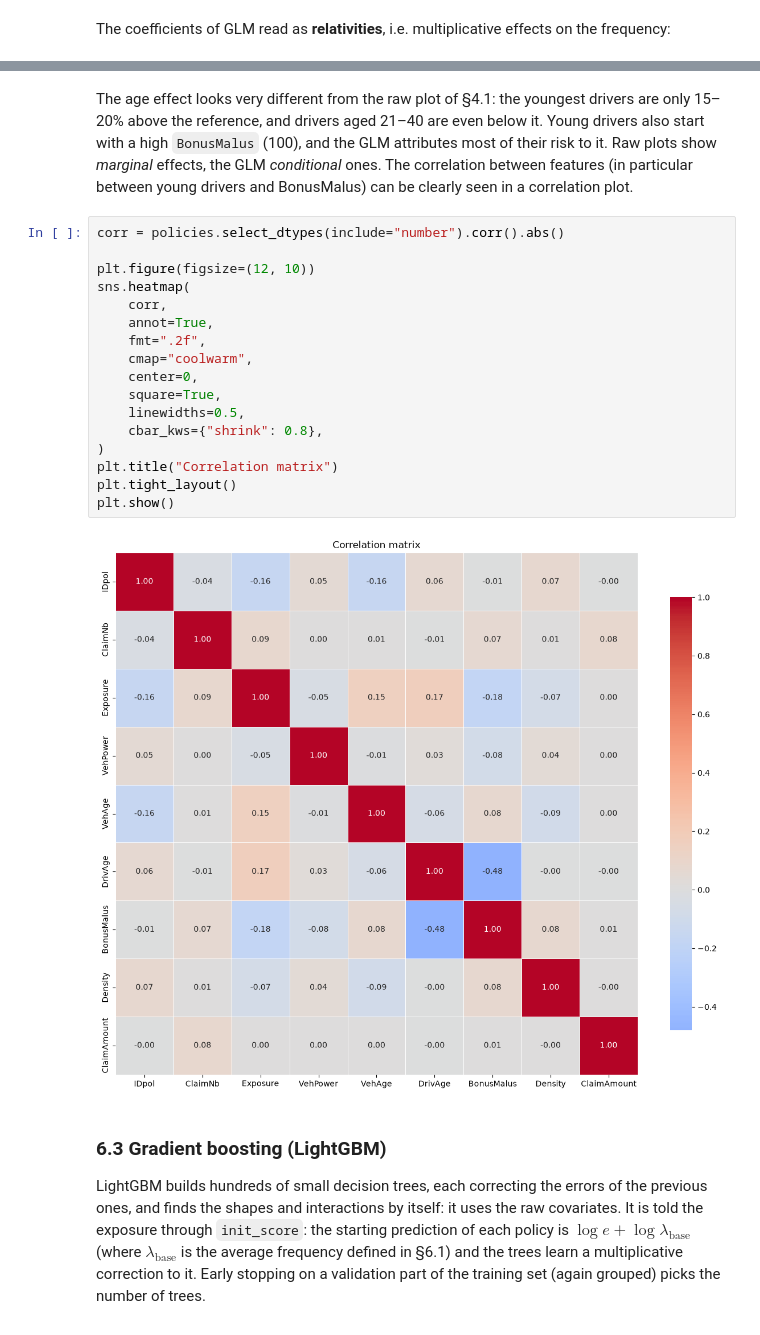
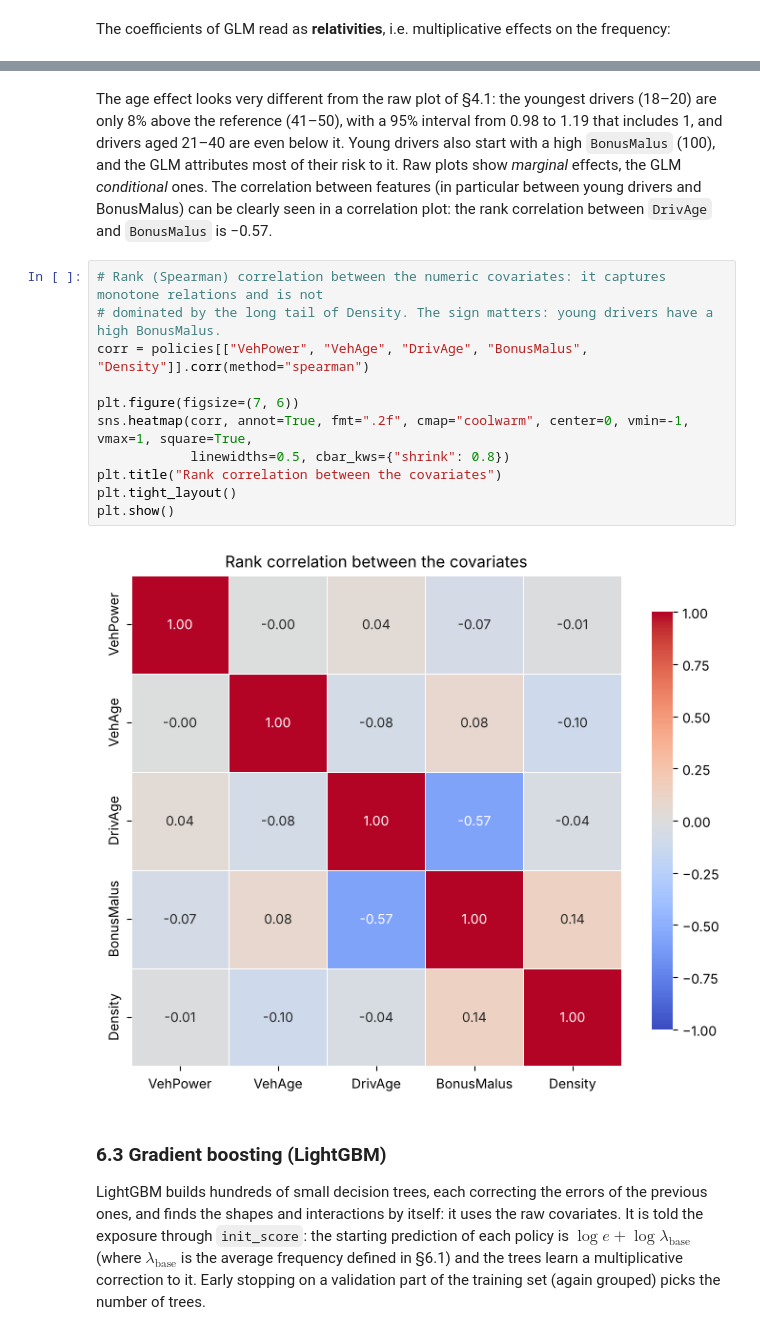
Before and after one commit to tommasocortopassi/motor-insurance-pricing, a Jupyter notebook: Motor_Insurance_Pricing.ipynb, the cells around one changed output, grey strips where cells are left out. Saved outputs shown, nothing was run; the diff lists cells and outputs as text.

```diff
--- a/Motor_Insurance_Pricing.ipynb
+++ b/Motor_Insurance_Pricing.ipynb
@@ -567,24 +566,18 @@ Density:    a town twice as dense multiplies the frequency by 1.30
 # %% [markdown]
-The age effect looks very different from the raw plot of §4.1: the youngest drivers are only 15–20% above the reference, and drivers aged 21–40 are even below it. Young drivers also start with a high `BonusMalus` (100), and the GLM attributes most of their risk to it. Raw plots show *marginal* effects, the GLM *conditional* ones. The correlation between features (in particular between young drivers and BonusMalus) can be clearly seen in a correlation plot.
+The age effect looks very different from the raw plot of §4.1: the youngest drivers (18–20) are only 8% above the reference (41–50), with a 95% interval from 0.98 to 1.19 that includes 1, and drivers aged 21–40 are even below it. Young drivers also start with a high `BonusMalus` (100), and the GLM attributes most of their risk to it. Raw plots show *marginal* effects, the GLM *conditional* ones. The correlation between features (in particular between young drivers and BonusMalus) can be clearly seen in a correlation plot: the rank correlation between `DrivAge` and `BonusMalus` is −0.57.
 # %%
-corr = policies.select_dtypes(include="number").corr().abs()
+# Rank (Spearman) correlation between the numeric covariates: it captures monotone relations and is not
+# dominated by the long tail of Density. The sign matters: young drivers have a high BonusMalus.
+corr = policies[["VehPower", "VehAge", "DrivAge", "BonusMalus", "Density"]].corr(method="spearman")
 
-plt.figure(figsize=(12, 10))
-sns.heatmap(
-    corr,
-    annot=True,
-    fmt=".2f",
-    cmap="coolwarm",
-    center=0,
-    square=True,
-    linewidths=0.5,
-    cbar_kws={"shrink": 0.8},
-)
-plt.title("Correlation matrix")
+plt.figure(figsize=(7, 6))
+sns.heatmap(corr, annot=True, fmt=".2f", cmap="coolwarm", center=0, vmin=-1, vmax=1, square=True,
+            linewidths=0.5, cbar_kws={"shrink": 0.8})
+plt.title("Rank correlation between the covariates")
 plt.tight_layout()
 plt.show()
 # %% [output]
-[figure, old version]
+[figure, new version]
 # %% [markdown]
 
 
```
Also changed, not shown: parts of 29 cells of this notebook.
